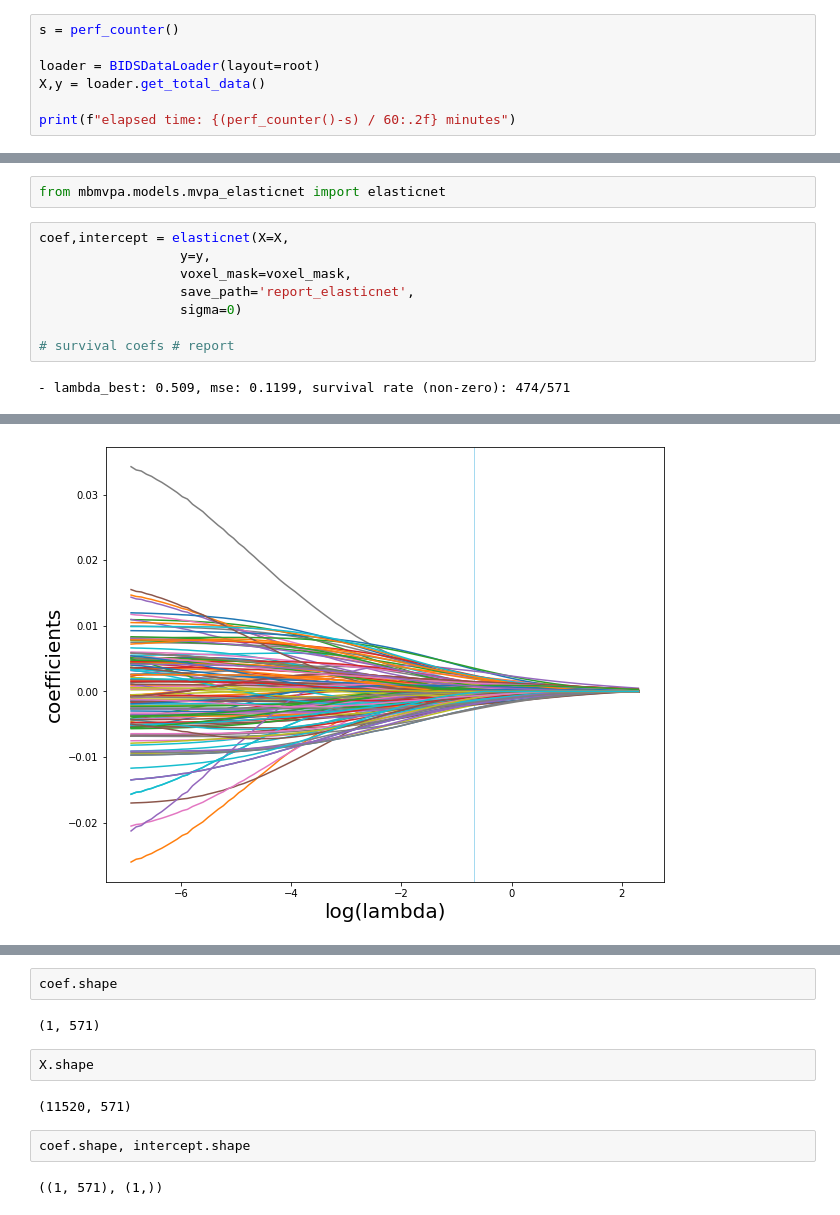
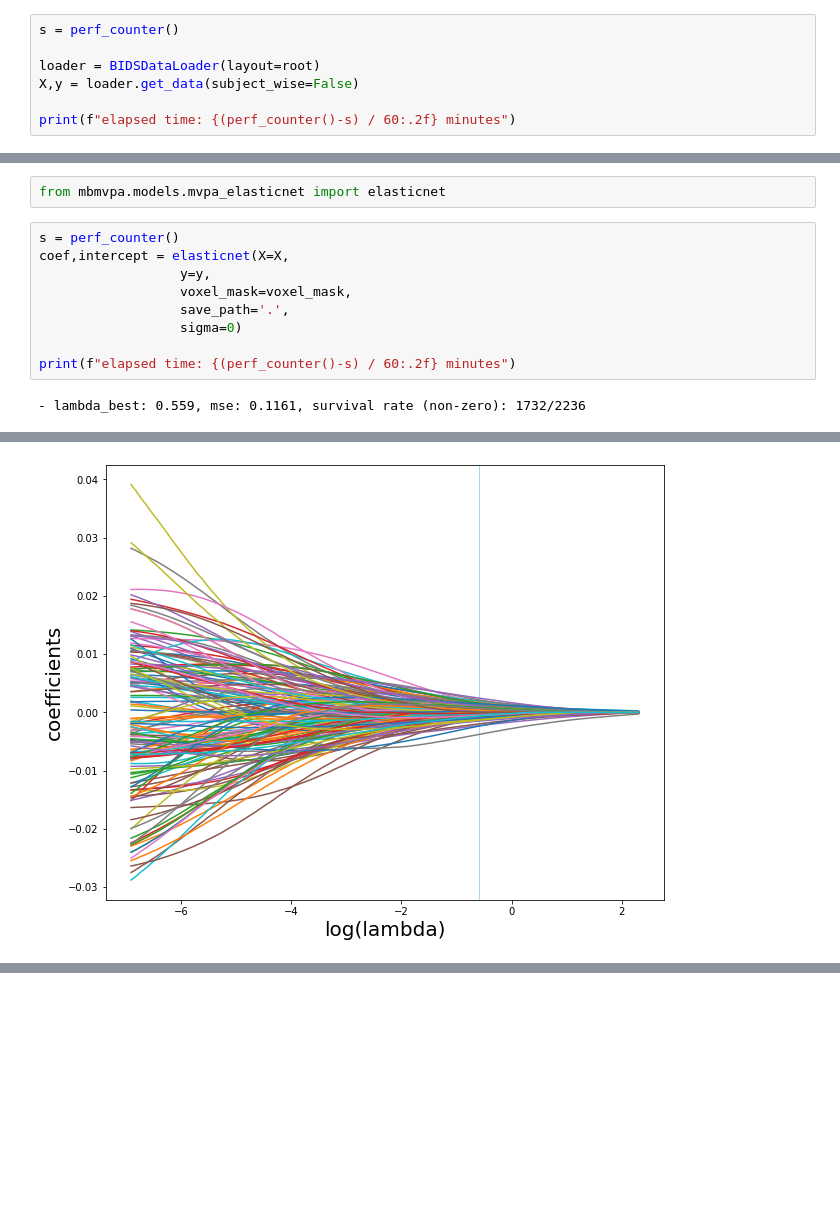
Before and after one commit to CCS-Lab/project_model_based_fmri, a Jupyter notebook: tutorials/tutorial_elasticnet.ipynb, the cells around one changed output, grey strips where cells are left out. Drawn from its saved outputs; the diff is of its cells as text; blank space fills up the shorter version.

```diff
--- a/tutorials/tutorial_elasticnet.ipynb
+++ b/tutorials/tutorial_elasticnet.ipynb
@@ -119,7 +121,7 @@ from mbmvpa.data.loader import BIDSDataLoader
 s = perf_counter()
 
 loader = BIDSDataLoader(layout=root)
-X,y = loader.get_total_data()
+X,y = loader.get_data(subject_wise=False)
 
 print(f"elapsed time: {(perf_counter()-s) / 60:.2f} minutes")
 # %% [output]
@@ -137,12 +139,13 @@ voxel_mask = loader.get_voxel_mask()
 # %%
 from mbmvpa.models.mvpa_elasticnet import elasticnet
 # %%
+s = perf_counter()
 coef,intercept = elasticnet(X=X,
                   y=y,
                   voxel_mask=voxel_mask,
-                  save_path='report_elasticnet',
+                  save_path='.',
                   sigma=0)
 
-# survival coefs # report
+print(f"elapsed time: {(perf_counter()-s) / 60:.2f} minutes")
 # %% [output]
-- lambda_best: 0.509, mse: 0.1199, survival rate (non-zero): 474/571
+- lambda_best: 0.559, mse: 0.1161, survival rate (non-zero): 1732/2236
@@ -150 +153 @@ coef,intercept = elasticnet(X=X,
-[figure, old version]
+[figure, new version]
@@ -151,12 +154,0 @@ coef,intercept = elasticnet(X=X,
-# %%
-coef.shape
-# %% [output]
-(1, 571)
-# %%
-X.shape
-# %% [output]
-(11520, 571)
-# %%
-coef.shape, intercept.shape
-# %% [output]
-((1, 571), (1,))
```
Also changed, not shown: parts of 24 cells of this notebook, 20 other files.
